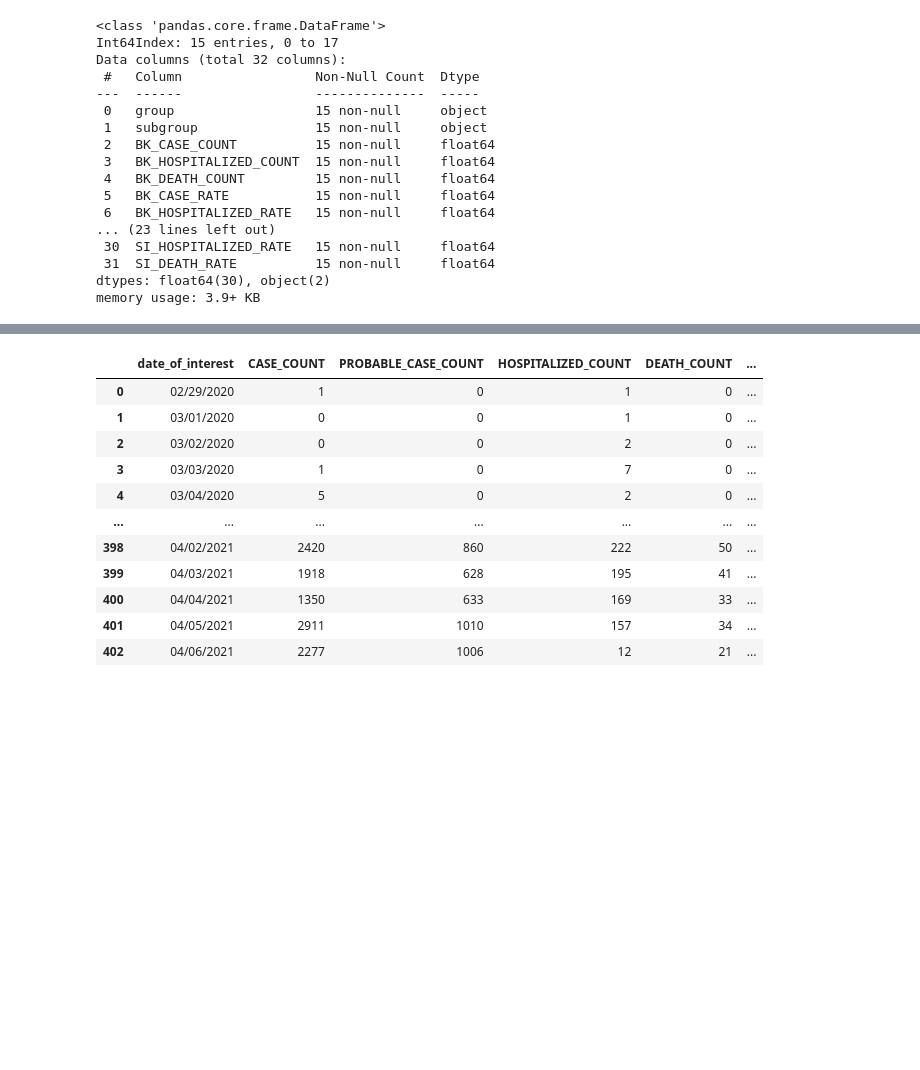
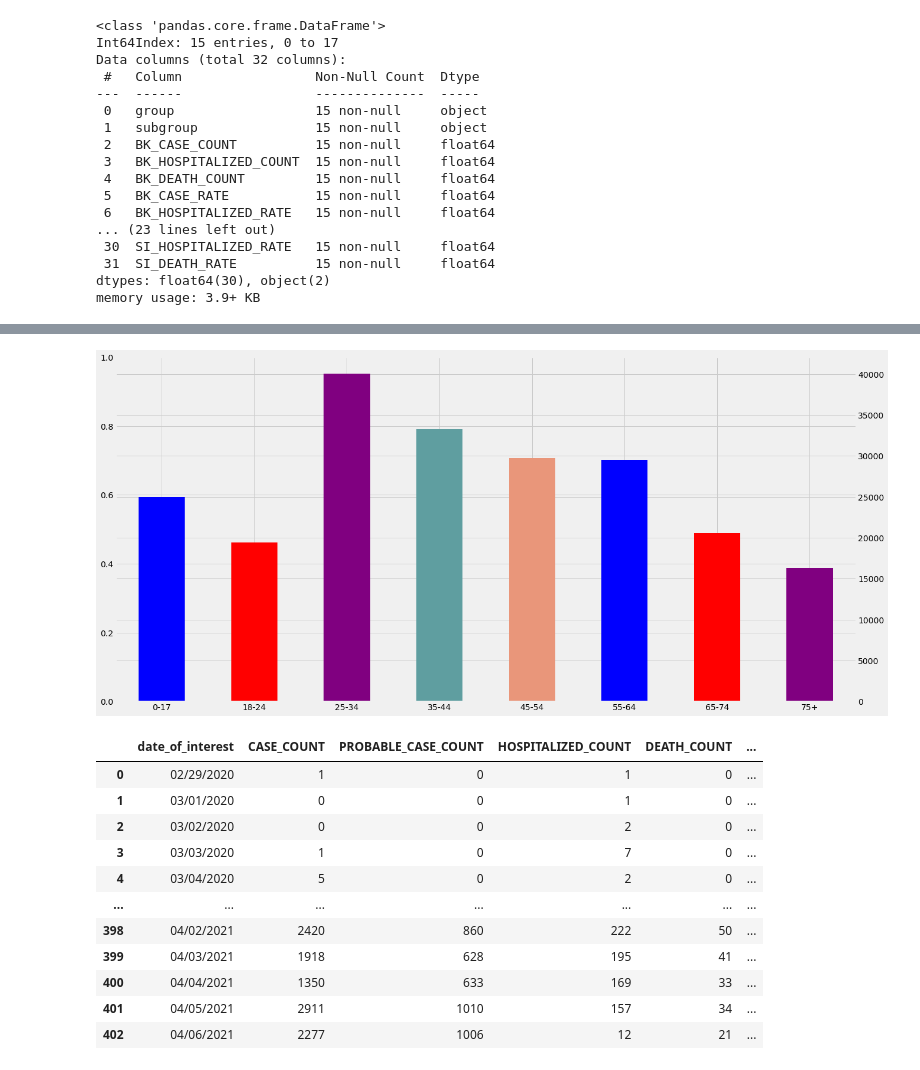
Before and after one commit to stanislava85/CovidReliefDashboard, a Jupyter notebook: second_diagram.ipynb, the cells around one changed output, grey strips where cells are left out. Drawn from its saved outputs; the diff is of its cells as text; code cells hidden in the pictures; blank space fills up the shorter version.

```diff
--- a/second_diagram.ipynb
+++ b/second_diagram.ipynb
@@ -125,3 +196,18 @@ group_data
+# %%
+from pandas.plotting import register_matplotlib_converters
+register_matplotlib_converters()
+from matplotlib import style
+%matplotlib inline
+
+plt.style.use('fivethirtyeight')
+fig, ax1= plt.subplots(figsize=(20,10))
+ax2 = ax1.twinx()
+bar1 = group_data.groupby('subgroup')[borough].sum().plot(kind='bar',color=color)
+bar2 = group_data.groupby('subgroup')[borough_fatality].sum().plot(kind='bar',color=color)
+plt.plot()
+plt.show()
+# %% [output]
+[figure, added]
 # %%
 #Trends Folder: data by day
 data_day =pd.read_csv("https://raw.githubusercontent.com/nychealth/coronavirus-data/master/trends/data-by-day.csv")
```
Also changed, not shown: parts of 19 cells of this notebook.
